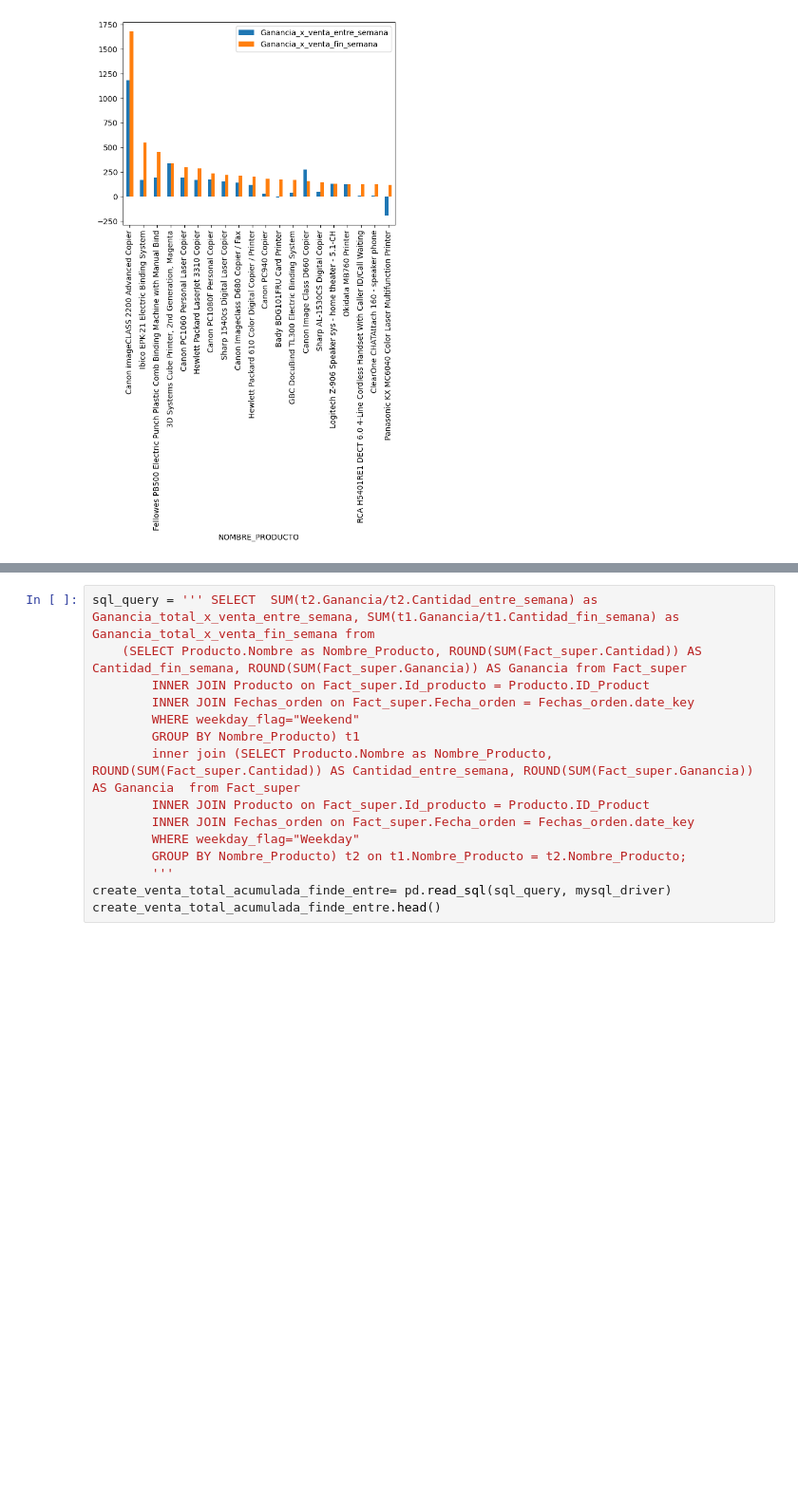
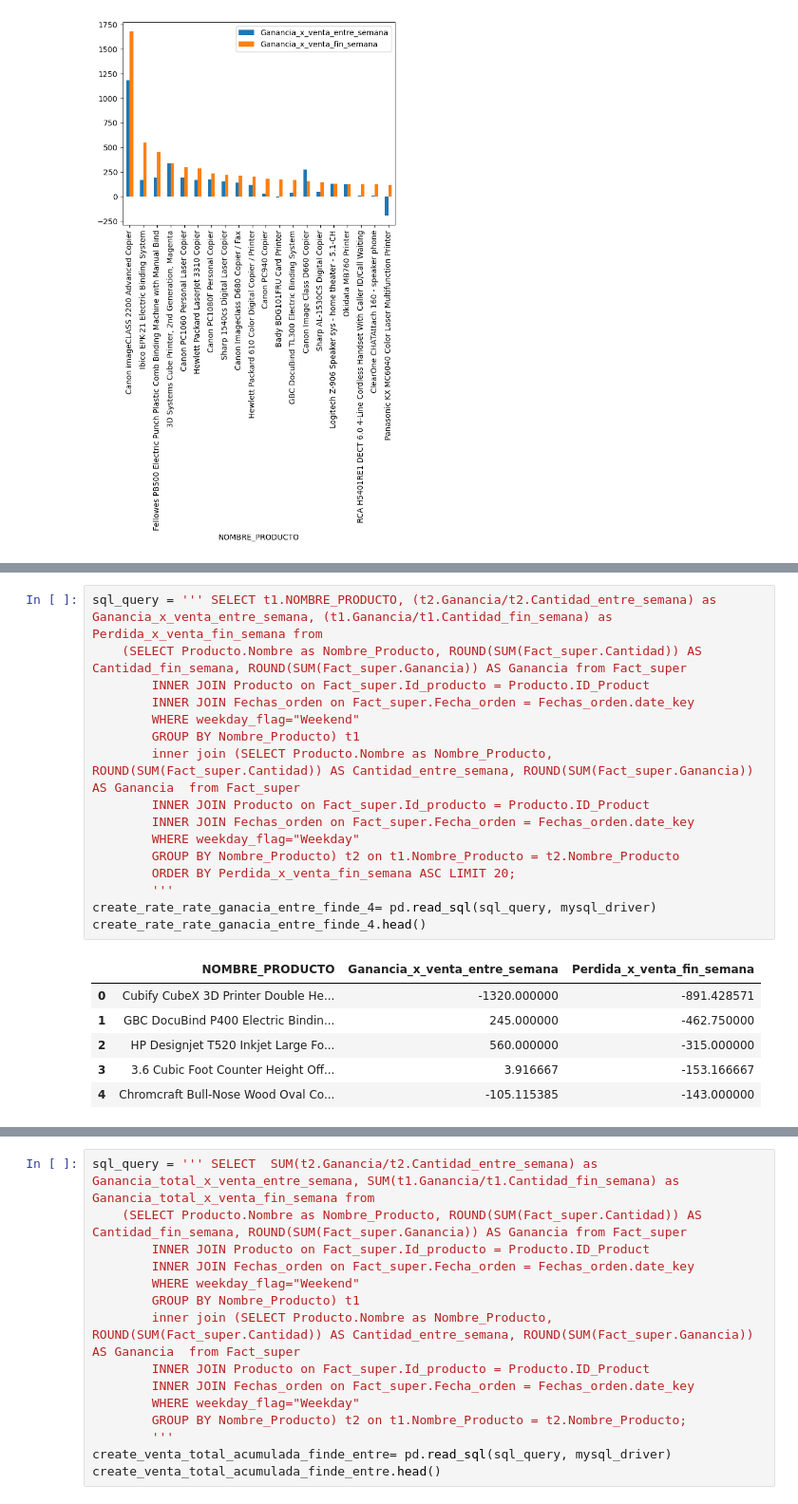
Before and after one commit to fhprime/Proyecto-Final-Ciencia-de-Datos, a Jupyter notebook: Proyecto.ipynb, the cells around one changed output, grey strips where cells are left out. Shown at 95% size. Cells and saved outputs as stored; diff of their text form; blank space fills up the shorter version.

```diff
--- a/Proyecto.ipynb
+++ b/Proyecto.ipynb
@@ -740,0 +774,23 @@ df_reset_2.plot(kind = 'bar');
+# %%
+sql_query = '''	SELECT t1.NOMBRE_PRODUCTO, (t2.Ganancia/t2.Cantidad_entre_semana) as Ganancia_x_venta_entre_semana, (t1.Ganancia/t1.Cantidad_fin_semana) as Perdida_x_venta_fin_semana from
+	(SELECT Producto.Nombre as Nombre_Producto, ROUND(SUM(Fact_super.Cantidad)) AS Cantidad_fin_semana, ROUND(SUM(Fact_super.Ganancia)) AS Ganancia from Fact_super
+		INNER JOIN Producto on Fact_super.Id_producto = Producto.ID_Product
+		INNER JOIN Fechas_orden on Fact_super.Fecha_orden = Fechas_orden.date_key
+		WHERE weekday_flag="Weekend"
+		GROUP BY Nombre_Producto) t1
+		inner join (SELECT Producto.Nombre as Nombre_Producto, ROUND(SUM(Fact_super.Cantidad)) AS Cantidad_entre_semana, ROUND(SUM(Fact_super.Ganancia)) AS Ganancia  from Fact_super
+		INNER JOIN Producto on Fact_super.Id_producto = Producto.ID_Product
+		INNER JOIN Fechas_orden on Fact_super.Fecha_orden = Fechas_orden.date_key
+		WHERE weekday_flag="Weekday"
+		GROUP BY Nombre_Producto) t2 on t1.Nombre_Producto = t2.Nombre_Producto
+		ORDER BY Perdida_x_venta_fin_semana ASC LIMIT 20;
+        '''
+create_rate_rate_ganacia_entre_finde_4= pd.read_sql(sql_query, mysql_driver)
+create_rate_rate_ganacia_entre_finde_4.head()
+# %% [output]
+|  | NOMBRE_PRODUCTO | Ganancia_x_venta_entre_semana | Perdida_x_venta_fin_semana |
+| 0 | Cubify CubeX 3D Printer Double He... | -1320.000000 | -891.428571 |
+| 1 | GBC DocuBind P400 Electric Bindin... | 245.000000 | -462.750000 |
+| 2 | HP Designjet T520 Inkjet Large Fo... | 560.000000 | -315.000000 |
+| 3 | 3.6 Cubic Foot Counter Height Off... | 3.916667 | -153.166667 |
+| 4 | Chromcraft Bull-Nose Wood Oval Co... | -105.115385 | -143.000000 |
```
Also changed, not shown: parts of 7 cells of this notebook.
